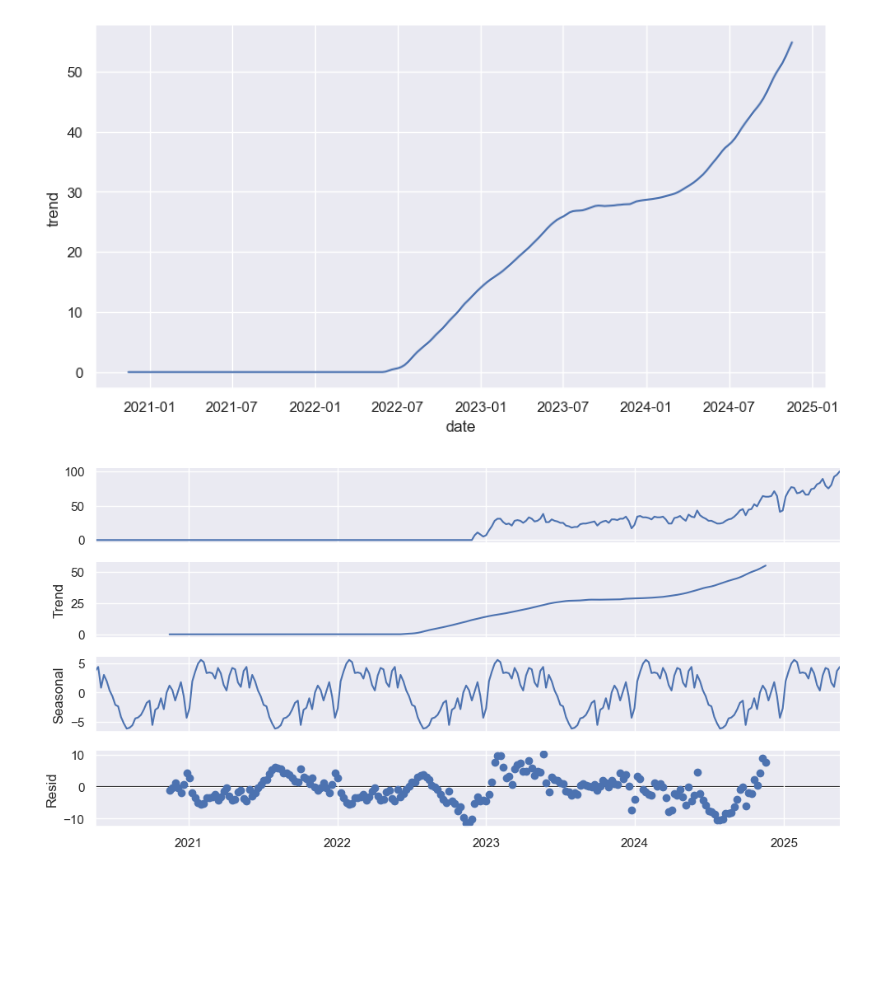
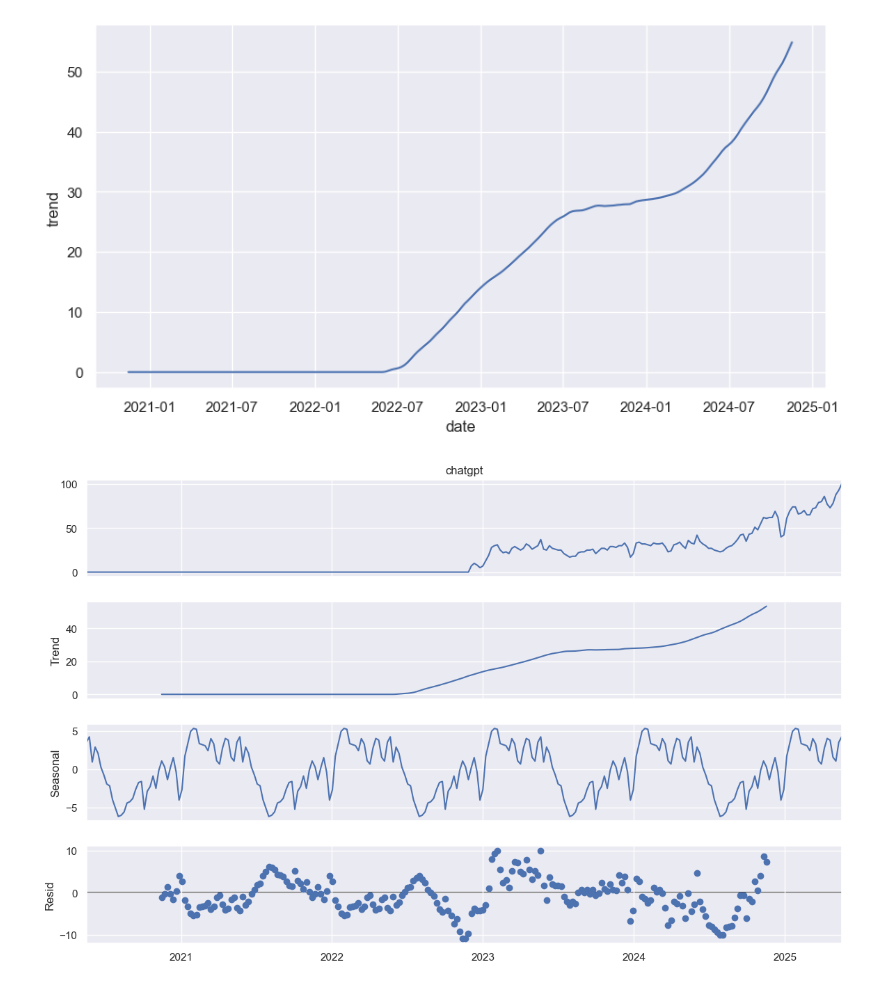
Before and after one commit to SheryllD/googletrends, a Jupyter notebook: pytrends.ipynb, the cells around one changed output. Cells and saved outputs as stored; diff of their text form; code cells hidden in the pictures; blank space fills up the shorter version.

```diff
--- a/pytrends.ipynb
+++ b/pytrends.ipynb
@@ -84,13 +145,9 @@ sns.despine()
 # %% [output]
 [figure]
 # %%
-# Object contains different parts of the time series
-# decompose.observed
-# decompose.trend
-# decompose.seasonal
-# decompose.resid
-# Über .plot() kann ein Facetgrid geplottet werden
-decompose.plot()
-sns.despine()
+# Decompose a single time series (e.g., ChatGPT)
+decomposition = sm.tsa.seasonal_decompose(df_trend['chatgpt'], model='additive')
+fig = decomposition.plot()
+fig.set_size_inches(12, 8)
 # %% [output]
-[figure, old version]
+[figure, new version]
```
Also changed, not shown: parts of 19 cells of this notebook, 1 other file.
